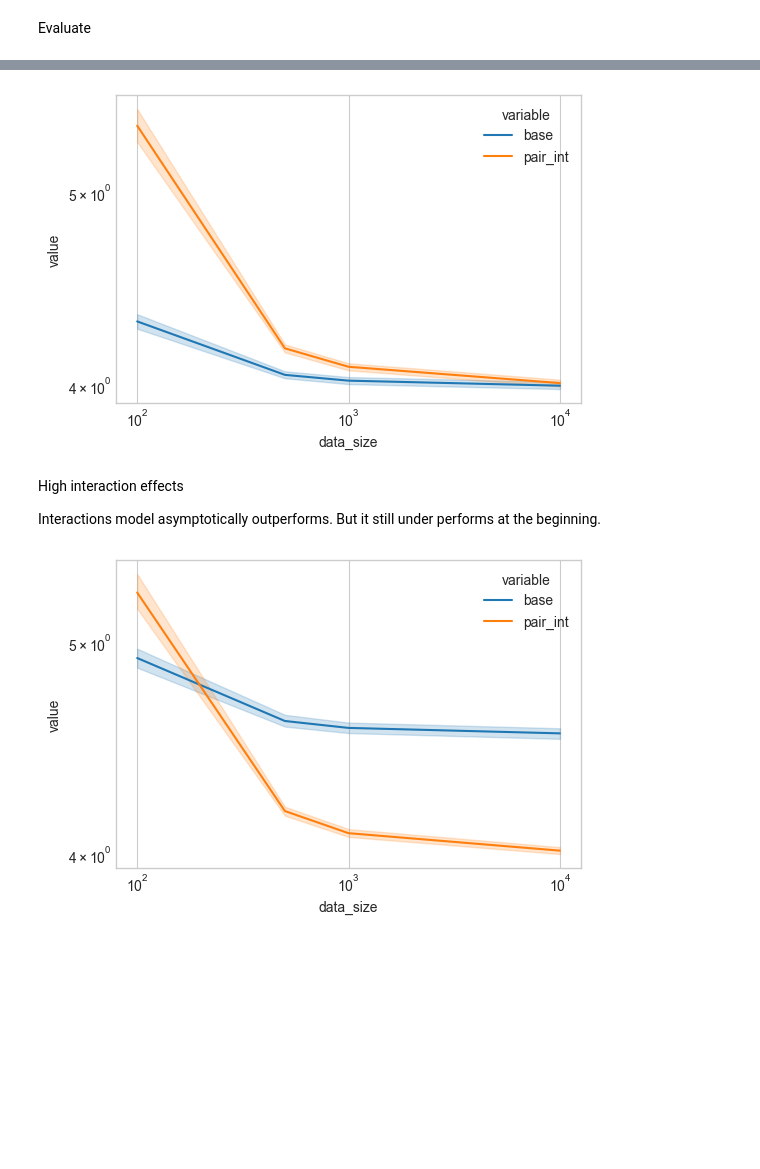
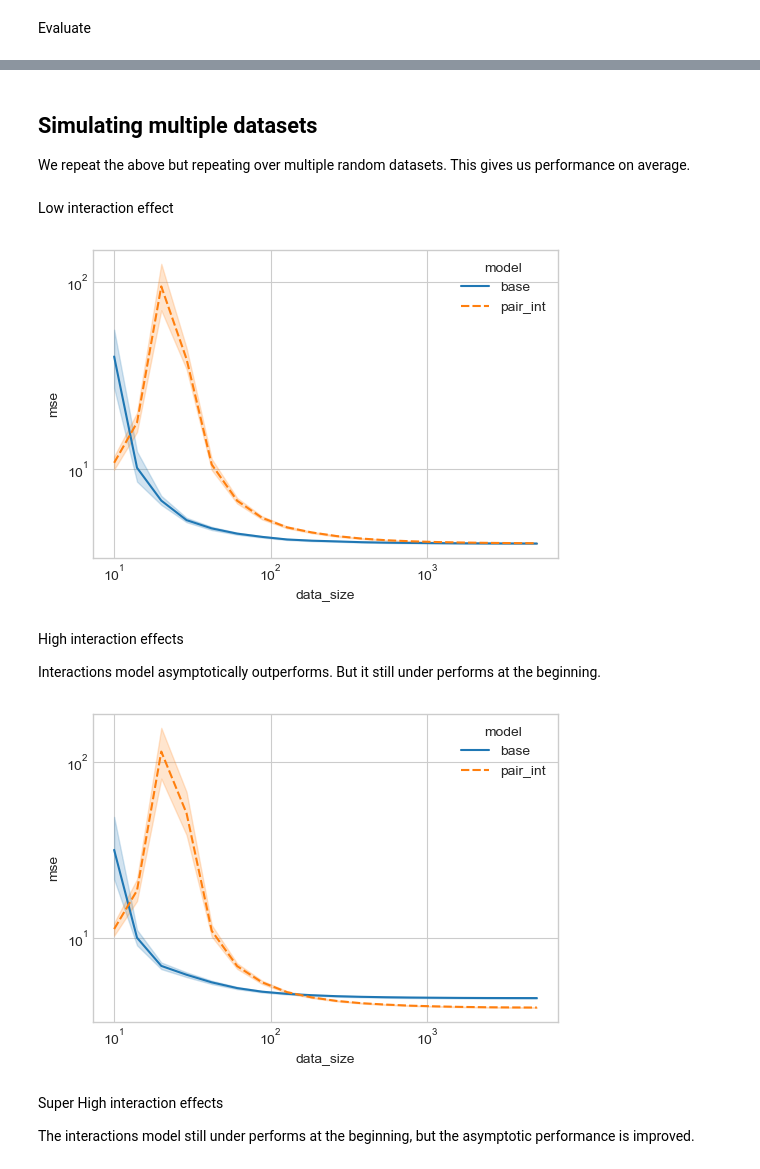
Before and after one commit to stanton119/data-analysis, a Jupyter notebook: Unpublished/interactions_linear_models/interactions_convergence.ipynb, the cells around one changed output, grey strips where cells are left out. Drawn from its saved outputs; the diff is of its cells as text; code cells hidden in the pictures; blank space fills up the shorter version.

Commit message:
interactions notebook updates

```diff
--- a/Unpublished/interactions_linear_models/interactions_convergence.ipynb
+++ b/Unpublished/interactions_linear_models/interactions_convergence.ipynb
@@ -96,12 +97,21 @@ def train_models(
     x_train: np.array,
     y_train: np.array,
     x_test: np.array,
+    no_batches: int = 20,
 ) -> dict:
     y_est = {}
     for _name in models.keys():
         y_est[_name] = {}
 
-    for _data_filt in [100, 500, 1_000, 10_000]:
+    batch_blocks = np.unique(
+        np.clip(
+            np.logspace(1, np.ceil(np.log10(x_train.shape[0])), no_batches).astype(int),
+            1,
+            x_train.shape[0],
+        )
+    )
+
+    for _data_filt in batch_blocks:
         for _name, _model in models.items():
             y_est[_name][_data_filt] = _model(
                 x_train[1:_data_filt], y_train[1:_data_filt], x_test
@@ -120,18 +130,22 @@ Evaluate
 # %%
 import sklearn.metrics
 
-def get_metrics(y_est, y_test)->pl.DataFrame:
+
+def get_metrics(y_est, y_test) -> pl.DataFrame:
     metrics = {}
     for _name, _model_est in y_est.items():
         metrics[_name] = {}
         for _data_filt, _y_est in _model_est.items():
-            metrics[_name][_data_filt] = sklearn.metrics.mean_squared_error(y_test, _y_est)
+            metrics[_name][_data_filt] = sklearn.metrics.mean_squared_error(
+                y_test, _y_est
+            )
 
     metrics = pl.DataFrame(
         pd.DataFrame(metrics).reset_index().rename(columns={"index": "data_size"})
     )
     return metrics
 
+
 metrics = get_metrics(y_est=y_est, y_test=y_test)
 metrics
 # %% [output]
@@ -160,65 +189,58 @@ fig.show()
+# %% [markdown]
+## Simulating multiple datasets
+
+We repeat the above but repeating over multiple random datasets.
+This gives us performance on average.
+# %% [markdown]
+Low interaction effect
 # %%
 import tqdm
 
+default_models = {"base": predict_model_base, "pair_int": predict_model_pair_int}
+def train_loop(models:dict=default_models, gen_data_kwargs:dict=None):
+    if gen_data_kwargs is None:
+        gen_data_kwargs = {}
+    x, y, w, bias, z = gen_data(**gen_data_kwargs)
 
-def train_loop(n: int = 100_000, x_dim: int = 6, interaction_scale: float = 0.01):
-    x, y, w, bias, z = gen_data(n=n, x_dim=x_dim, interaction_scale=interaction_scale)
-
+    n = x.shape[0]
     x_train = x[: n // 2]
     x_test = x[n // 2 :]
     y_train = y[: n // 2]
     y_test = y[n // 2 :]
 
     y_est = train_models(
-        models={"base": predict_model_base, "pair_int": predict_model_pair_int},
+        models=models,
         x_train=x_train.to_numpy(),
         y_train=y_train,
         x_test=x_test.to_numpy(),
     )
     _metrics = get_metrics(y_est=y_est, y_test=y_test)
     return _metrics
 
 
 metrics = []
 for _i in tqdm.trange(100):
-    metrics.append(train_loop(n = 10_000, x_dim = 6, interaction_scale = 0.01))
+    metrics.append(train_loop(gen_data_kwargs=dict(n=10_000, x_dim=6, interaction_scale=0.01)))
 metrics = pl.concat(metrics)
 
-fig, ax = plt.subplots(figsize=(6, 4))
-sns.lineplot(
-    data=metrics.melt(id_vars="data_size"),
-    x="data_size",
-    y="value",
-    hue="variable",
-    ax=ax,
-)
-ax.set_xscale("log")
-ax.set_yscale("log")
-fig.show()
+plot_metrics(metrics)
 # %% [output]
-[figure, old version]
+[figure, new version]
 # %% [markdown]
 High interaction effects
 
 Interactions model asymptotically outperforms. But it still under performs at the beginning.
 # %%
-
 metrics = []
 for _i in tqdm.trange(100):
-    metrics.append(train_loop(n = 10_000, x_dim = 6, interaction_scale = 1.0))
+    metrics.append(train_loop(gen_data_kwargs=dict(n=10_000, x_dim=6, interaction_scale=1.0)))
 metrics = pl.concat(metrics)
 
-fig, ax = plt.subplots(figsize=(6, 4))
-sns.lineplot(
-    data=metrics.melt(id_vars="data_size"),
-    x="data_size",
-    y="value",
-    hue="variable",
-    ax=ax,
-)
-ax.set_xscale("log")
-ax.set_yscale("log")
-fig.show()
+plot_metrics(metrics)
 # %% [output]
-[figure, old version]
+[figure, new version]
+# %% [markdown]
+Super High interaction effects
+
+The interactions model still under performs at the beginning, but the asymptotic performance is improved.
 # %%
```
Also changed, not shown: parts of 36 cells of this notebook.
